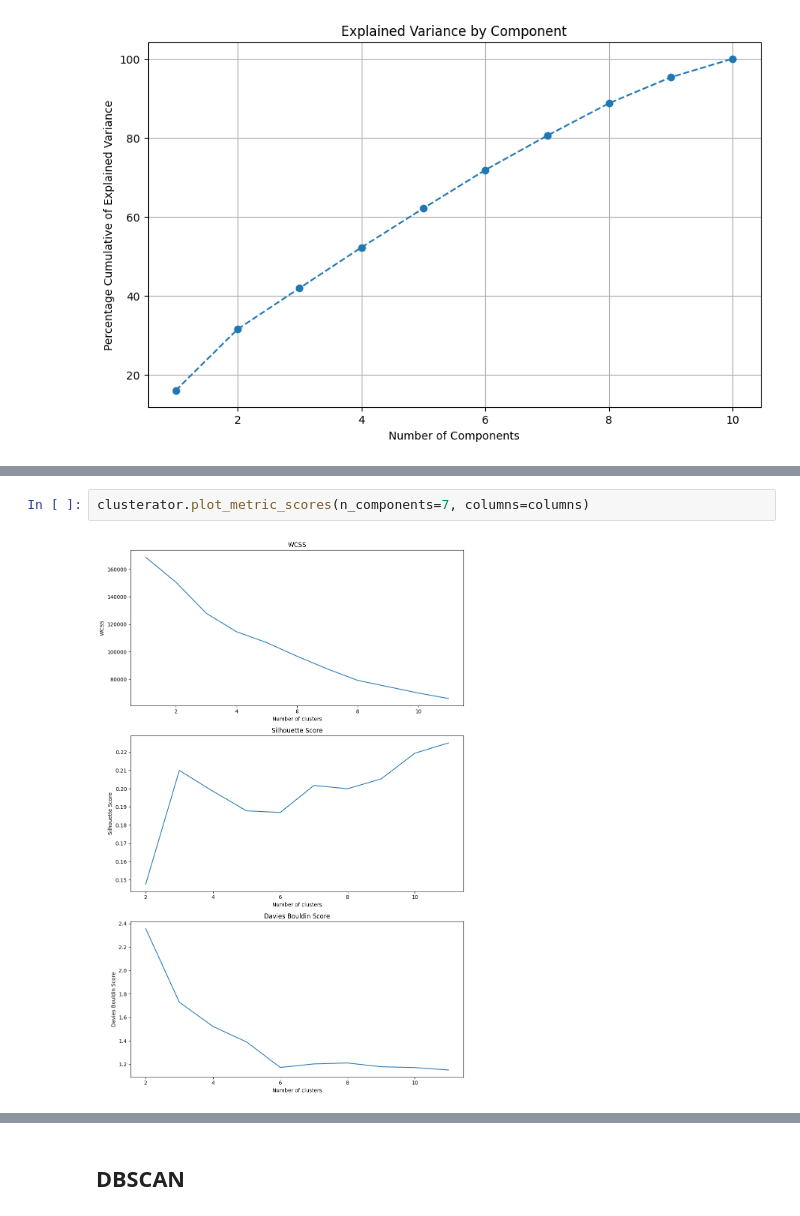
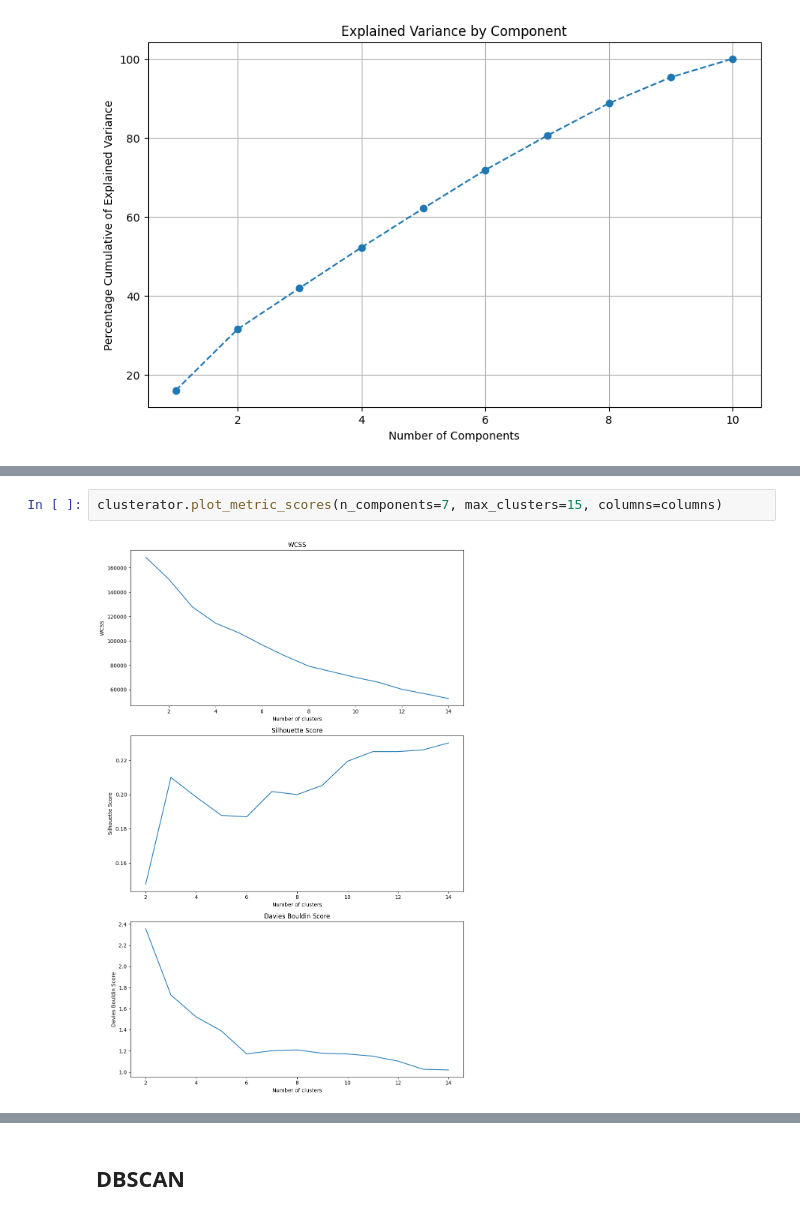
Before and after one commit to Pacholki/ML-2projekcik, a Jupyter notebook: km3/km3.ipynb, the cells around one changed output, grey strips where cells are left out. Cells and saved outputs as stored; diff of their text form.

```diff
--- a/km3/km3.ipynb
+++ b/km3/km3.ipynb
@@ -53,5 +53,5 @@ Values of column room_type:
 # %%
-clusterator.plot_metric_scores(n_components=7, columns=columns)
+clusterator.plot_metric_scores(n_components=7, max_clusters=15, columns=columns)
 # %% [output]
-[figure, old version]
+[figure, new version]
 # %%
```
Also changed, not shown: parts of 13 cells of this notebook.
